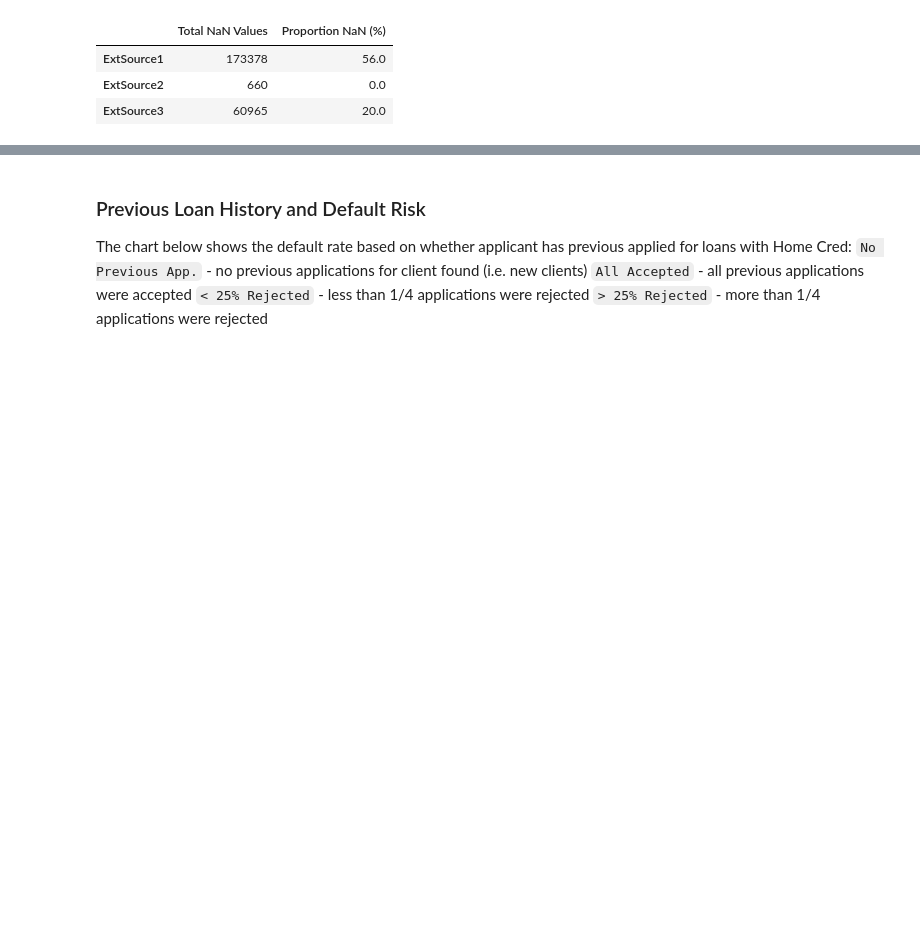
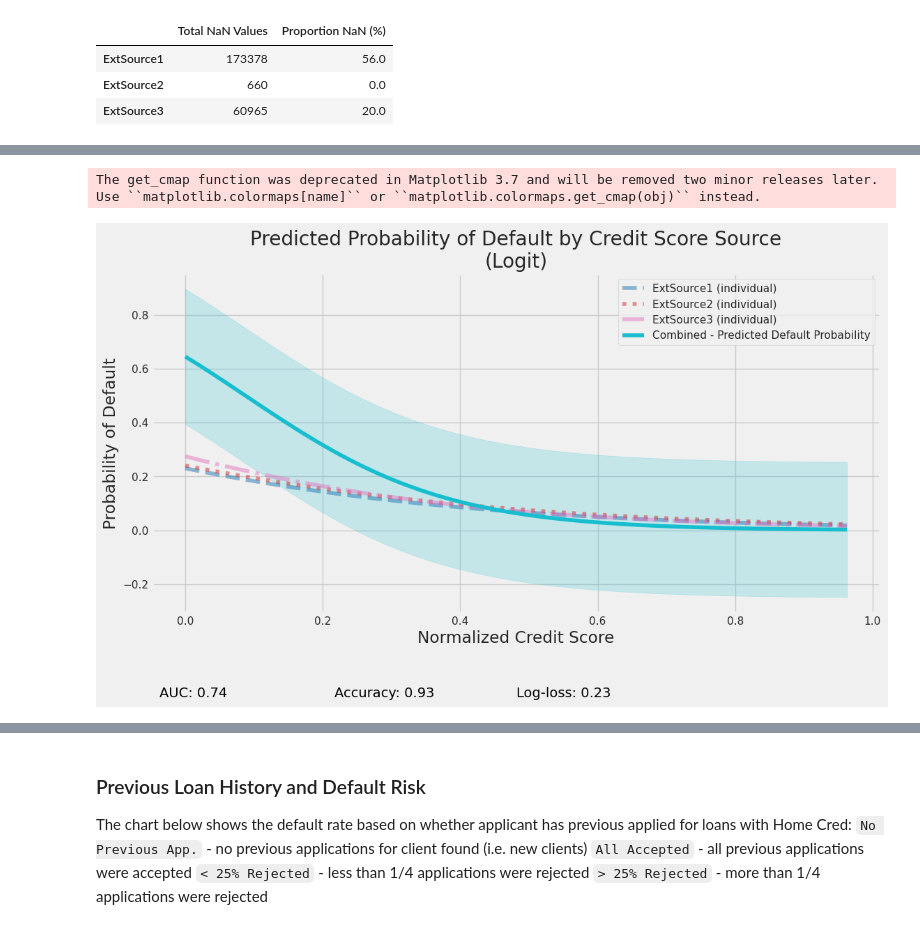
Before and after one commit to qwyt/HomeCreditDefaultRisk, a Jupyter notebook: Notebooks/EDA.ipynb, the cells around one changed output, grey strips where cells are left out. Saved outputs shown, nothing was run; the diff lists cells and outputs as text; code cells hidden in the pictures; blank space fills up the shorter version.

```diff
--- a/Notebooks/EDA.ipynb
+++ b/Notebooks/EDA.ipynb
@@ -147,0 +95,80 @@ Name: PrevRatioRejectedAccepted, dtype: float64
+# %%
+import numpy as np
+import statsmodels.api as sm
+from sklearn.utils import resample
+from sklearn.metrics import roc_auc_score, accuracy_score, log_loss
+
+
+
+# Plot setup
+plt.figure(figsize=(12, 6))
+
+# Line styles for individual models
+line_styles = ['--', ':', '-.']  # Dashed, dotted, dash-dot
+
+# Define X range for all models
+x_range = np.linspace(features_matrix[['ExtSource1', 'ExtSource2', 'ExtSource3']].min().min(),
+                      features_matrix[['ExtSource1', 'ExtSource2', 'ExtSource3']].max().max(), 100)
+
+# Initialize lists for storing predictions
+predictions = {}
+
+# Plotting colors and styles dynamically
+colors = plt.cm.get_cmap('tab10', 4)  # Get 4 distinct colors from the tab10 colormap
+
+# Fit models for individual features
+for i, source in enumerate(['ExtSource1', 'ExtSource2', 'ExtSource3']):
+    subset = features_matrix[[source, 'TARGET']].dropna()
+    X = sm.add_constant(subset[source])
+    y = subset['TARGET']
+
+    model = sm.Logit(y, X).fit(disp=0)
+    X_pred = pd.DataFrame({'const': 1, source: x_range})
+
+    y_pred = model.predict(X_pred)
+    predictions[source] = y_pred
+
+    # Plot individual source predictions
+    plt.plot(x_range, y_pred, color=colors(i), linestyle=line_styles[i], alpha=0.5, label=f'{source} (individual)')
+
+# Fit combined model with all features
+combined_features = features_matrix[['ExtSource1', 'ExtSource2', 'ExtSource3', 'TARGET']].dropna()
+X_combined = sm.add_constant(combined_features[['ExtSource1', 'ExtSource2', 'ExtSource3']])
+y_combined = combined_features['TARGET']
+
+model_combined = sm.Logit(y_combined, X_combined).fit(disp=0)
+X_pred_combined = pd.DataFrame({'const': 1, 'ExtSource1': x_range, 'ExtSource2': x_range, 'ExtSource3': x_range})
+
+y_pred_combined = model_combined.predict(X_pred_combined)
+y_pred_combined_for_metrics = model_combined.predict(X_combined)
+
+predictions['Combined'] = y_pred_combined
+
+# Calculate residuals for the combined model
+residuals_combined = y_combined - model_combined.predict(X_combined)
+residual_std_combined = np.std(residuals_combined)
+
+# Plot combined model prediction with error bars
+combined_color = colors(3)  # Selecting the fourth color for the combined model
+plt.plot(x_range, y_pred_combined, color=combined_color, label='Combined - Predicted Default Probability')  # Solid line for combined model
+plt.fill_between(x_range, y_pred_combined - residual_std_combined, y_pred_combined + residual_std_combined, color=combined_color, alpha=0.2)
+
+auc_combined = roc_auc_score(y_combined, y_pred_combined_for_metrics)
+accuracy_combined = accuracy_score(y_combined, y_pred_combined_for_metrics.round())  # Assuming binary classification
+logloss_combined = log_loss(y_combined, y_pred_combined_for_metrics)
+
+# Annotations adjusted to use the correct metrics
+plt.annotate(f'AUC: {auc_combined:.2f}', xy=(0.01, -0.25), xycoords='axes fraction', fontsize=14, color='black')
+plt.annotate(f'Accuracy: {accuracy_combined:.2f}', xy=(0.25, -0.25), xycoords='axes fraction', fontsize=14, color='black')
+plt.annotate(f'Log-loss: {logloss_combined:.2f}', xy=(0.50, -0.25), xycoords='axes fraction', fontsize=14, color='black')
+
+
+# Final plot adjustments
+plt.title('Predicted Probability of Default by Credit Score Source\n(Logit)')
+plt.xlabel('Normalized Credit Score')
+plt.ylabel('Probability of Default')
+plt.legend()
+plt.show()
+# %% [output]
+The get_cmap function was deprecated in Matplotlib 3.7 and will be removed two minor releases later. Use ``matplotlib.colormaps[name]`` or ``matplotlib.colormaps.get_cmap(obj)`` instead.
+[figure, added]
```
Also changed, not shown: parts of 25 cells of this notebook.
